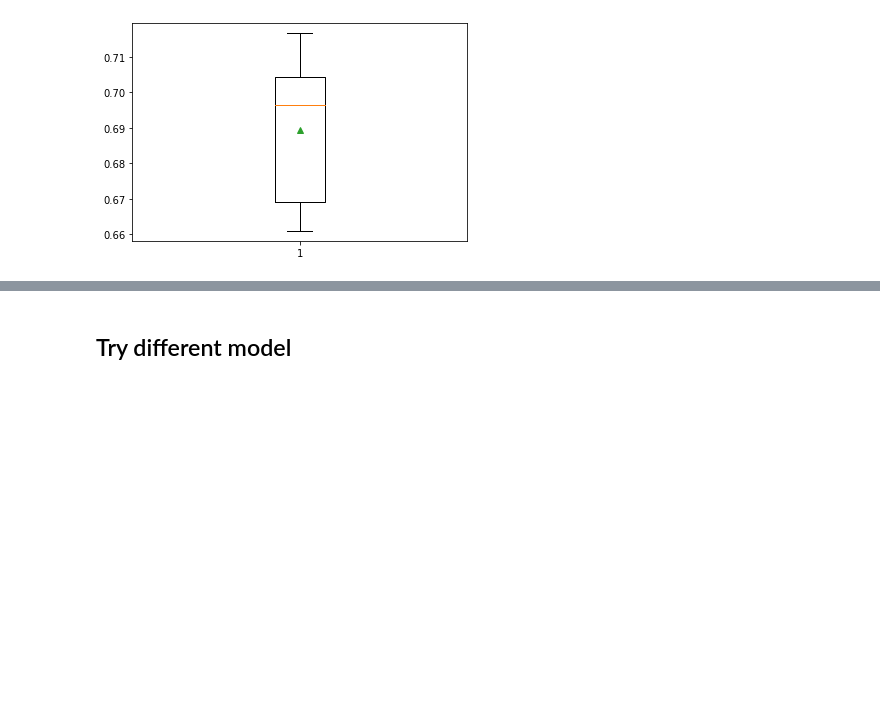
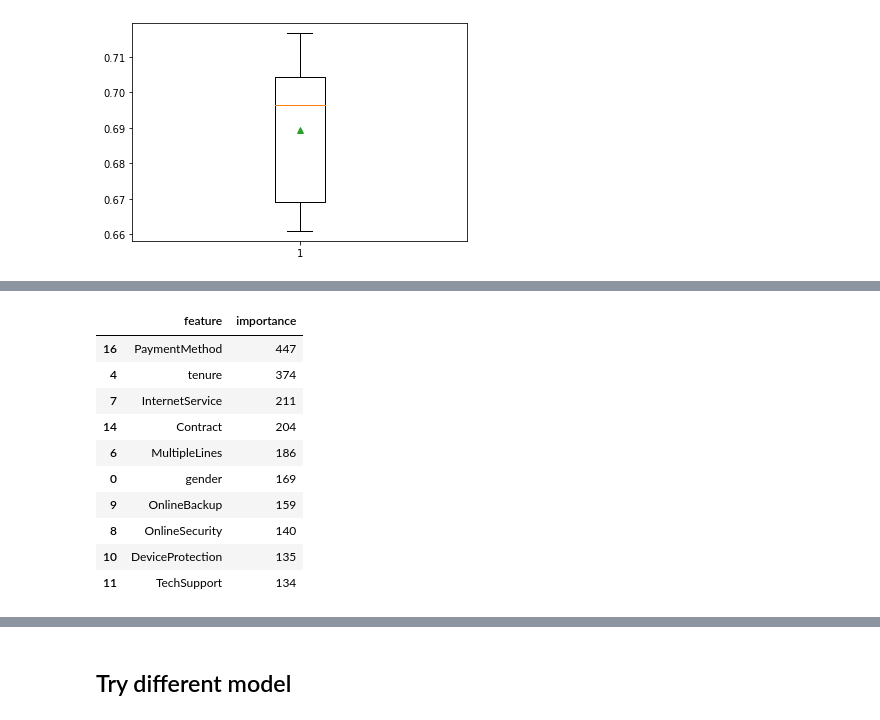
Before and after one commit to duybluemind1988/project_py, a Jupyter notebook: Churn/Churn_final.ipynb, the cells around one changed output, grey strips where cells are left out. Saved outputs shown, nothing was run; the diff lists cells and outputs as text; code cells hidden in the pictures; blank space fills up the shorter version.

```diff
--- a/Churn/Churn_final.ipynb
+++ b/Churn/Churn_final.ipynb
@@ -460,0 +510,17 @@ pyplot.show()
+# %%
+imp_vals= model.feature_importances_
+varimp_grid_df=pd.DataFrame({'feature': X_train.columns, 'importance': imp_vals})
+varimp_grid_df=varimp_grid_df.sort_values(by='importance',ascending=False)
+varimp_grid_df.head(10)
+# %% [output]
+|  | feature | importance |
+| 16 | PaymentMethod | 447 |
+| 4 | tenure | 374 |
+| 7 | InternetService | 211 |
+| 14 | Contract | 204 |
+| 6 | MultipleLines | 186 |
+| 0 | gender | 169 |
+| 9 | OnlineBackup | 159 |
+| 8 | OnlineSecurity | 140 |
+| 10 | DeviceProtection | 135 |
+| 11 | TechSupport | 134 |
```
Also changed, not shown: parts of 30 cells of this notebook.
